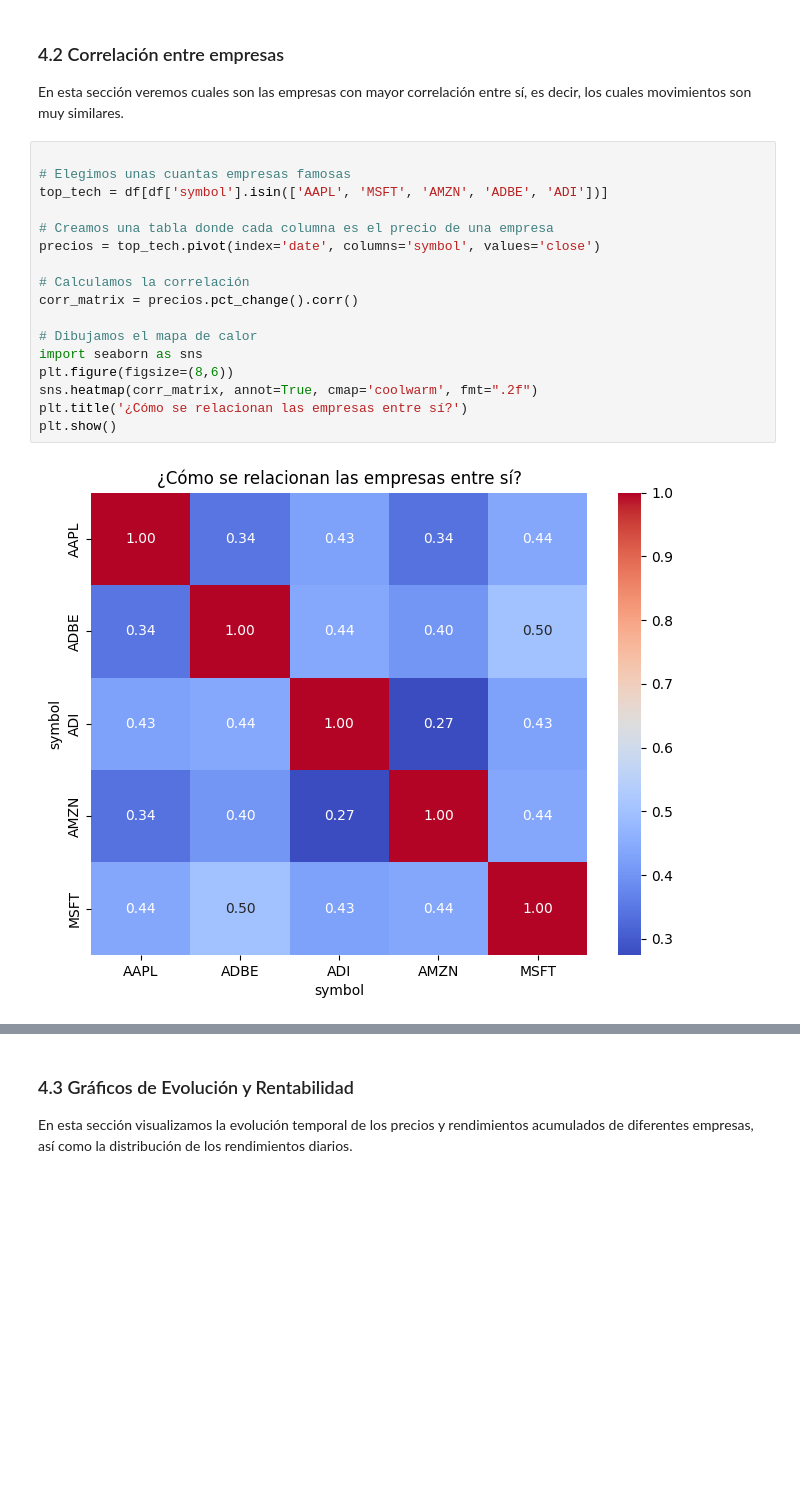
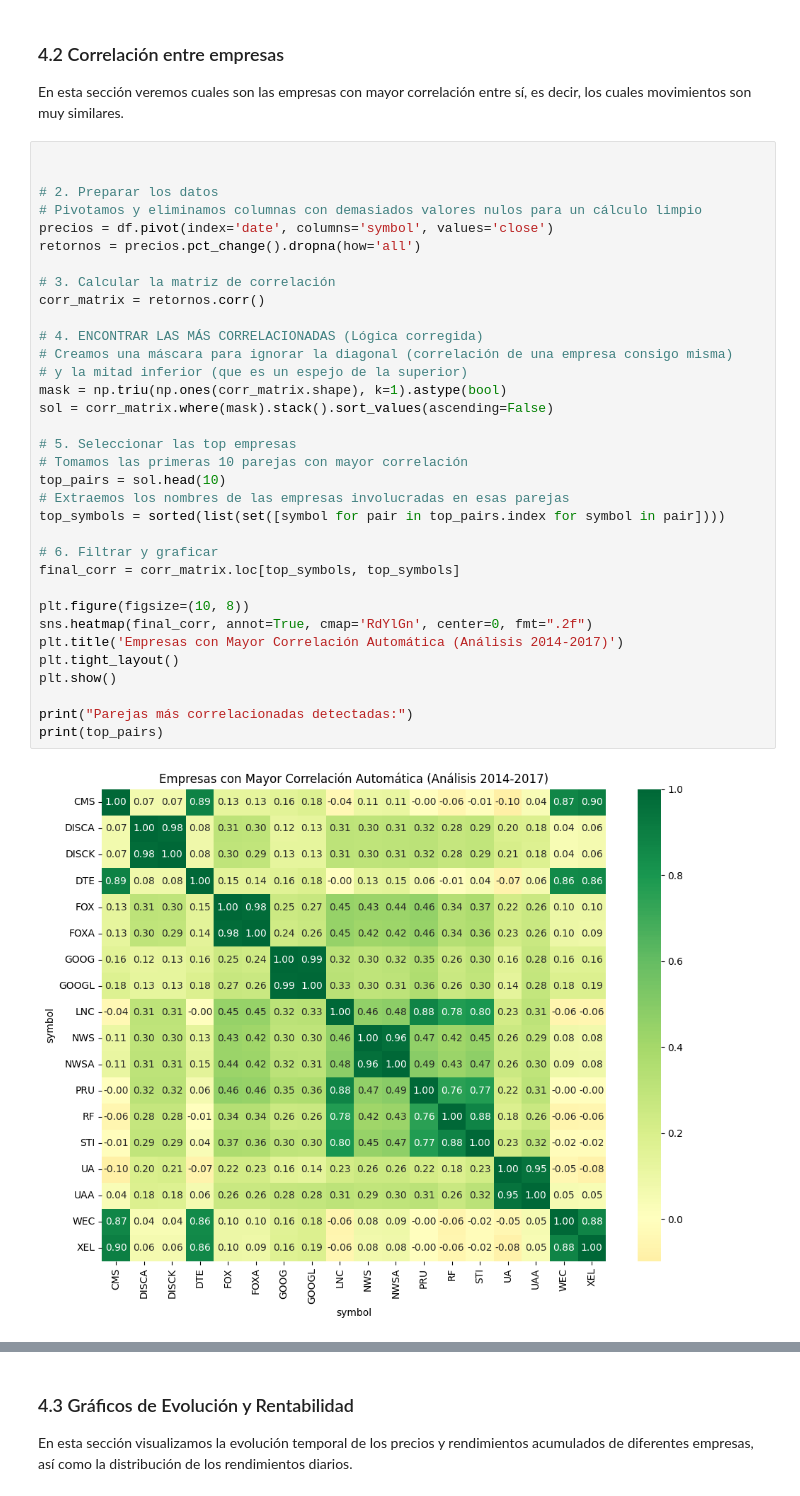
Before and after one commit to JohnHeSaFe/sp500-analysis-python, a Jupyter notebook: notebooks/analisis_sp500.ipynb, the cells around one changed output, grey strips where cells are left out. Drawn from its saved outputs; the diff is of its cells as text; blank space fills up the shorter version.

Commit message:
Fixed graph correlation

```diff
--- a/notebooks/analisis_sp500.ipynb
+++ b/notebooks/analisis_sp500.ipynb
@@ -160,20 +160,37 @@ mean_volume: 4253694.672418541
  En esta sección veremos cuales son las empresas con mayor correlación entre sí, es decir, los cuales movimientos son muy similares.
 # %%
 
-# Elegimos unas cuantas empresas famosas
-top_tech = df[df['symbol'].isin(['AAPL', 'MSFT', 'AMZN', 'ADBE', 'ADI'])]
 
-# Creamos una tabla donde cada columna es el precio de una empresa
-precios = top_tech.pivot(index='date', columns='symbol', values='close')
+# 2. Preparar los datos
+# Pivotamos y eliminamos columnas con demasiados valores nulos para un cálculo limpio
+precios = df.pivot(index='date', columns='symbol', values='close')
+retornos = precios.pct_change().dropna(how='all')
 
-# Calculamos la correlación
-corr_matrix = precios.pct_change().corr()
+# 3. Calcular la matriz de correlación
+corr_matrix = retornos.corr()
 
-# Dibujamos el mapa de calor
-import seaborn as sns
-plt.figure(figsize=(8,6))
-sns.heatmap(corr_matrix, annot=True, cmap='coolwarm', fmt=".2f")
-plt.title('¿Cómo se relacionan las empresas entre sí?')
+# 4. ENCONTRAR LAS MÁS CORRELACIONADAS (Lógica corregida)
+# Creamos una máscara para ignorar la diagonal (correlación de una empresa consigo misma)
+# y la mitad inferior (que es un espejo de la superior)
+mask = np.triu(np.ones(corr_matrix.shape), k=1).astype(bool)
+sol = corr_matrix.where(mask).stack().sort_values(ascending=False)
+
+# 5. Seleccionar las top empresas
+# Tomamos las primeras 10 parejas con mayor correlación
+top_pairs = sol.head(10)
+# Extraemos los nombres de las empresas involucradas en esas parejas
+top_symbols = sorted(list(set([symbol for pair in top_pairs.index for symbol in pair])))
+
+# 6. Filtrar y graficar
+final_corr = corr_matrix.loc[top_symbols, top_symbols]
+
+plt.figure(figsize=(10, 8))
+sns.heatmap(final_corr, annot=True, cmap='RdYlGn', center=0, fmt=".2f")
+plt.title('Empresas con Mayor Correlación Automática (Análisis 2014-2017)')
+plt.tight_layout()
 plt.show()
+
+print("Parejas más correlacionadas detectadas:")
+print(top_pairs)
 # %% [output]
-[figure, old version]
+[figure, new version]
```
Also changed, not shown: parts of 1 cell of this notebook, 2 other files.
